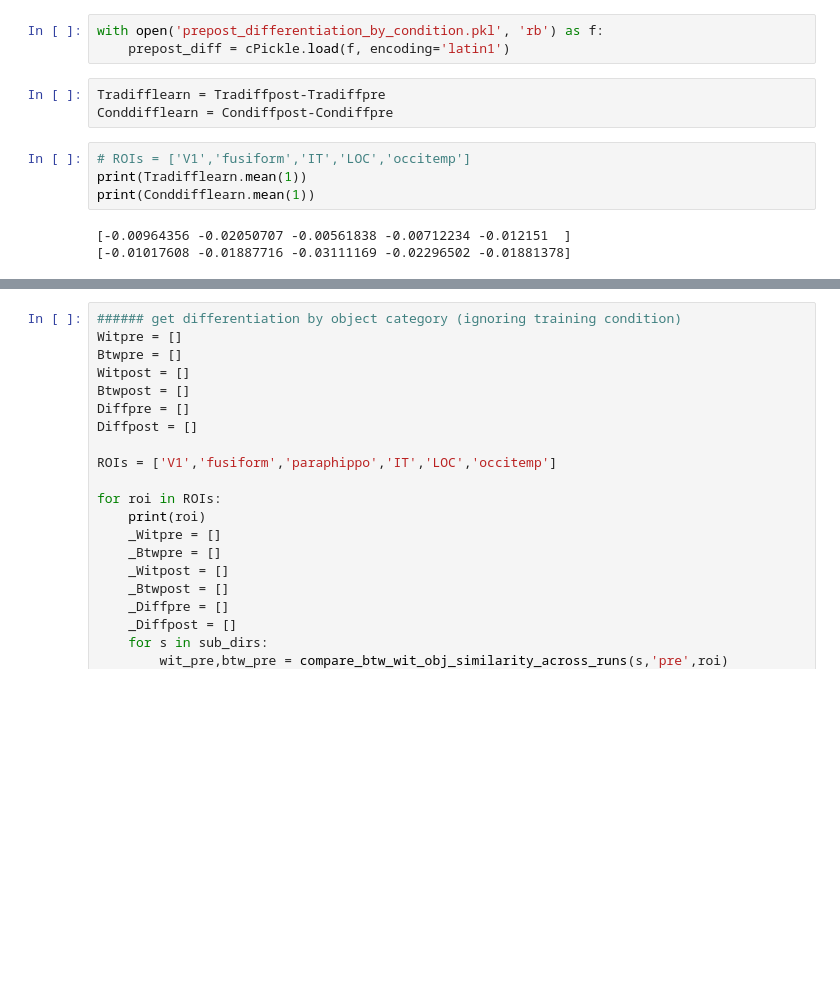
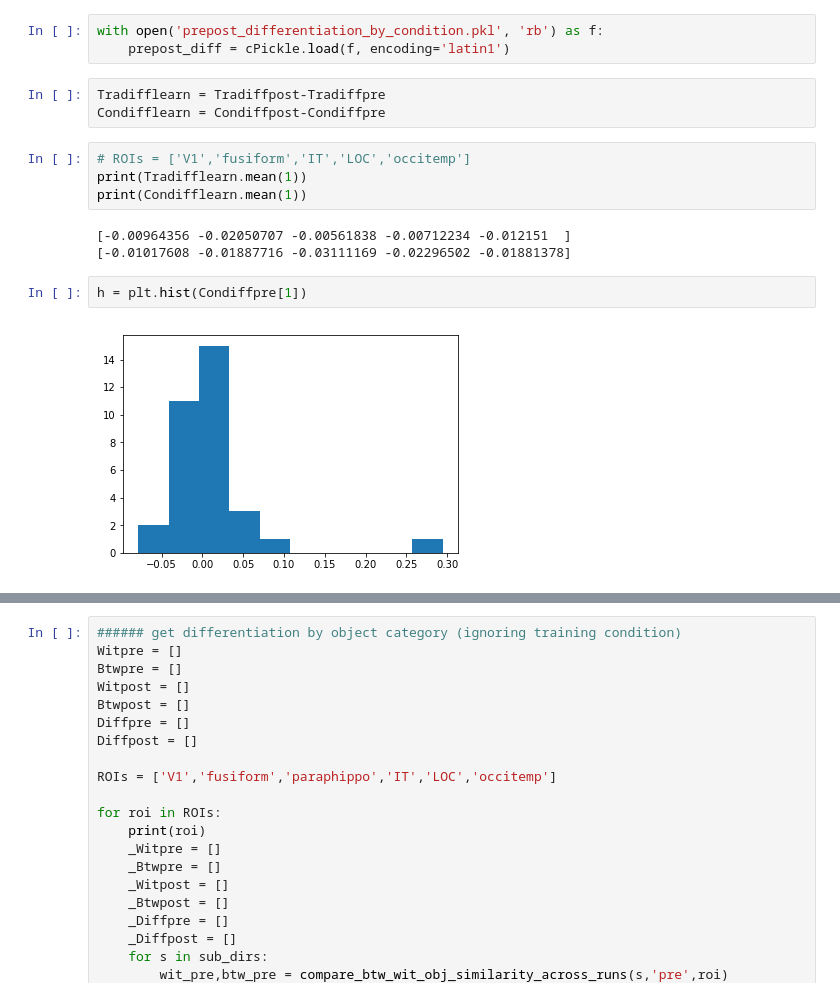
Before and after one commit to judithfan/neurosketch, a Jupyter notebook: neurosketch_prepostRSA.ipynb, the cells around one changed output, grey strips where cells are left out. Cells and saved outputs as stored; diff of their text form; blank space fills up the shorter version.

```diff
--- a/neurosketch_prepostRSA.ipynb
+++ b/neurosketch_prepostRSA.ipynb
@@ -426,11 +426,15 @@ with open('prepost_differentiation_by_condition.pkl', 'rb') as f:
     prepost_diff = cPickle.load(f, encoding='latin1')
 # %%
 Tradifflearn = Tradiffpost-Tradiffpre
-Conddifflearn = Condiffpost-Condiffpre
+Condifflearn = Condiffpost-Condiffpre
 # %%
 # ROIs = ['V1','fusiform','IT','LOC','occitemp']
 print(Tradifflearn.mean(1))
-print(Conddifflearn.mean(1))
+print(Condifflearn.mean(1))
 # %% [output]
 [-0.00964356 -0.02050707 -0.00561838 -0.00712234 -0.012151  ]
 [-0.01017608 -0.01887716 -0.03111169 -0.02296502 -0.01881378]
+# %%
+h = plt.hist(Condiffpre[1])
+# %% [output]
+[figure, added]
```
Also changed, not shown: parts of 2 cells of this notebook.
